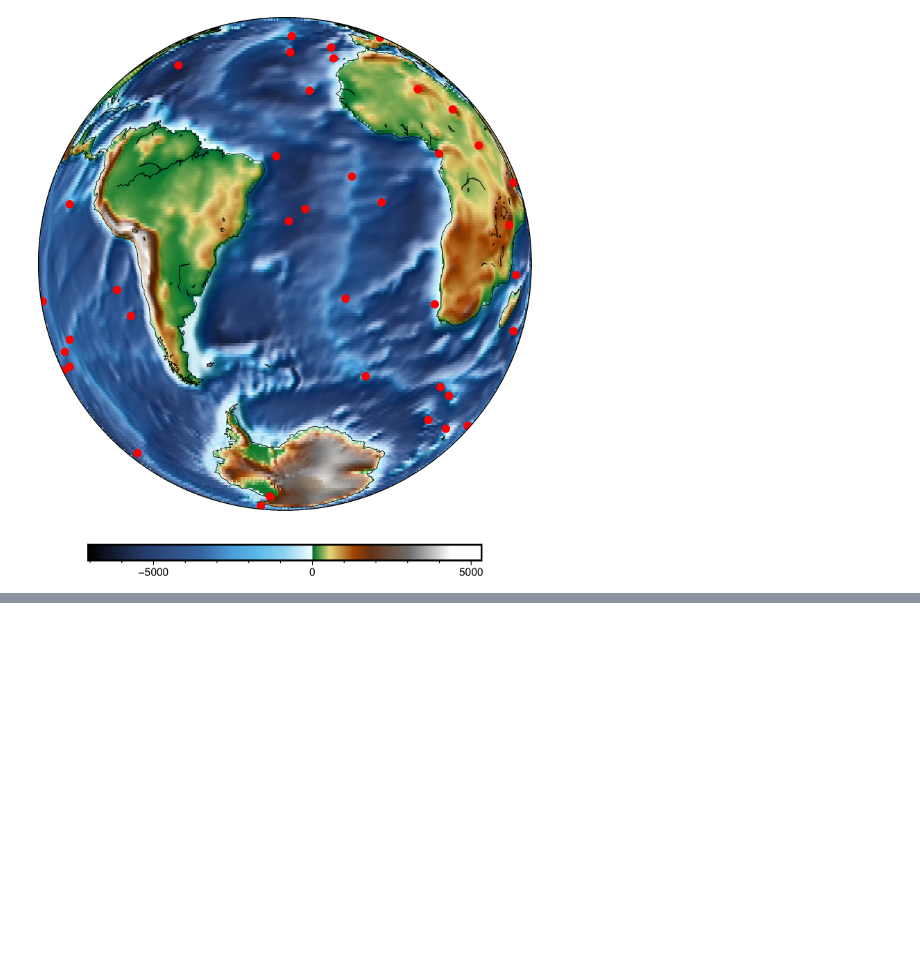
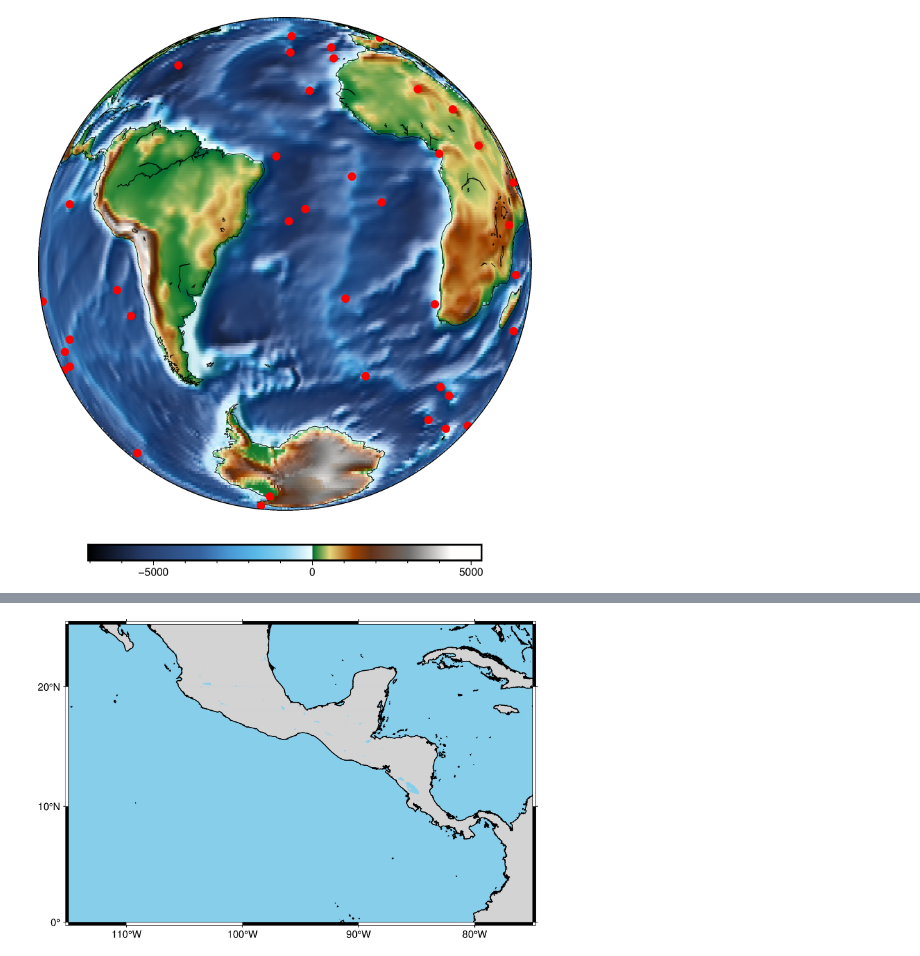
Before and after one commit to minh891711/plot_plate_boundary_pygmt, a Jupyter notebook: pygmt_plot_plate_boundary.ipynb, the cells around one changed output, grey strips where cells are left out. Drawn from its saved outputs; the diff is of its cells as text; code cells hidden in the pictures; blank space fills up the shorter version.

```diff
--- a/pygmt_plot_plate_boundary.ipynb
+++ b/pygmt_plot_plate_boundary.ipynb
@@ -111,0 +89,32 @@ grdblend [NOTICE]:   -> Download 180x180 degree grid tile (earth_relief_05m_p):
+# %%
+import pygmt
+import pandas as pd # 雖然暫時還沒用到 pandas，但保留
+
+# 1. 設定圖的範圍 (Cocos Plate 及其周邊)
+region = [-115, -75, 0, 25]
+
+# 2. 建立繪圖物件
+fig = pygmt.Figure()
+
+# 3. 載入並繪製地形/水深 (使用 30m 解析度，並修正 CPT 名稱)
+fig.grdimage(
+    grid="@earth_relief_30m",  # 使用 30 分鐘解析度
+    region=region,
+    projection="M15c",
+    cmap="topo",               # 直接使用內建名稱
+    shading=True,
+)
+
+# 4. 繪製海岸線和陸地/水域邊界
+fig.coast(
+    resolution="h",
+    shorelines="1/thin",
+    frame="a",
+    water="skyblue",
+    land="lightgray",
+)
+
+# 5. 顯示圖形 (在 Google Colab 或 Jupyter 環境中直接顯示)
+fig.show(method="notebook")
+# %% [output]
+[figure, added]
```
Also changed, not shown: parts of 11 cells of this notebook.
